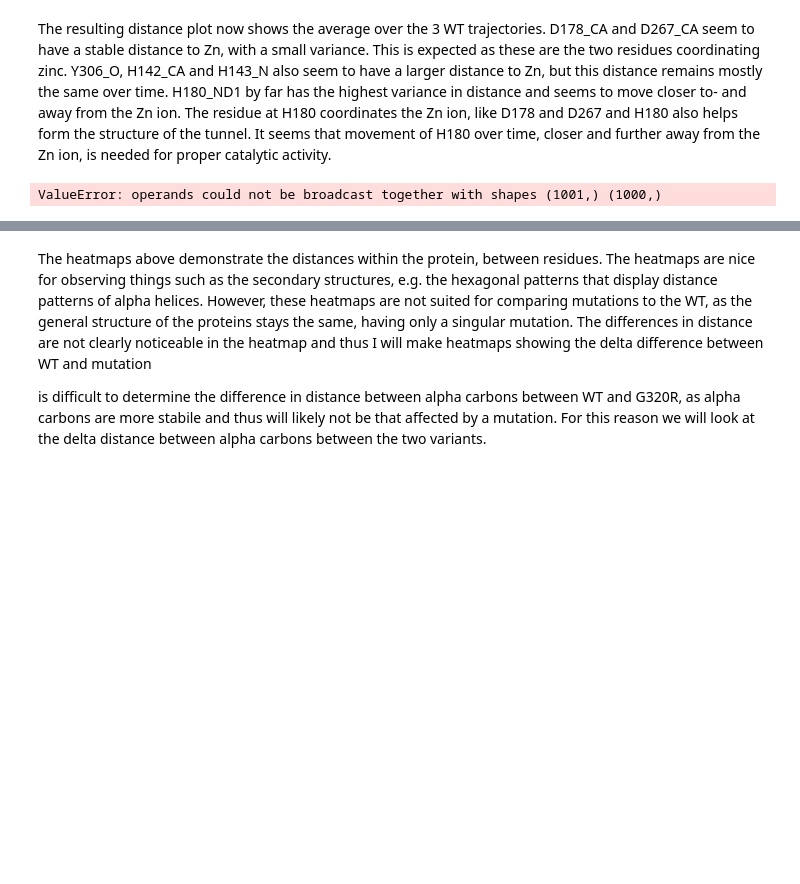
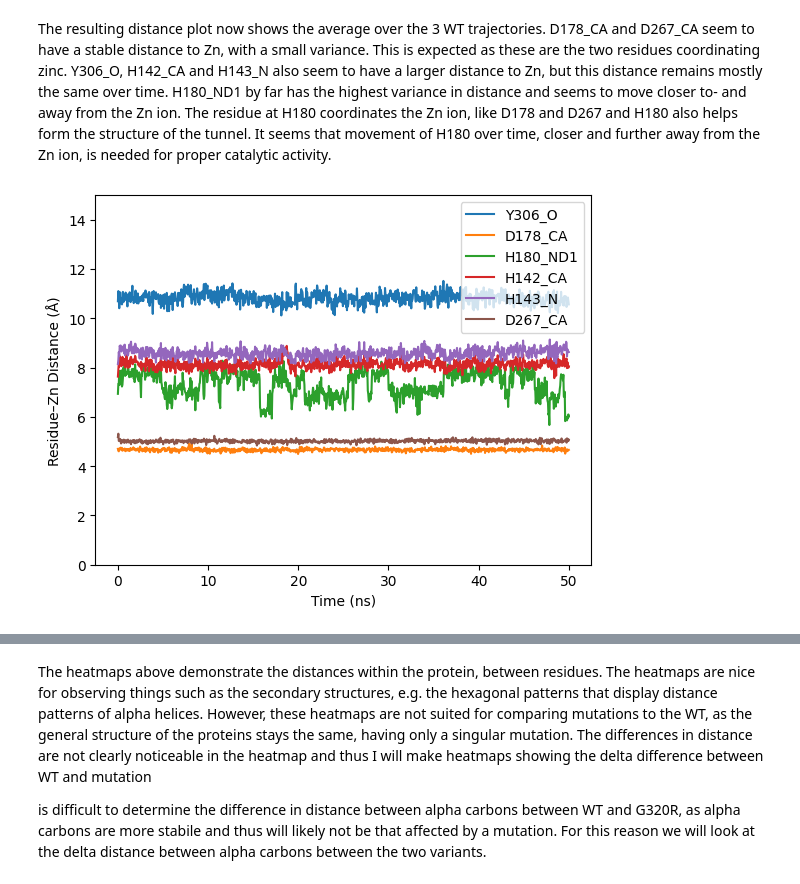
Before and after one commit to YamilaTimmer/molecular-dynamics-HDAC8, a Jupyter notebook: molecular-dynamics-HDAC8.ipynb, the cells around one changed output, grey strips where cells are left out. Saved outputs shown, nothing was run; the diff lists cells and outputs as text; code cells hidden in the pictures; blank space fills up the shorter version.

```diff
--- a/molecular-dynamics-HDAC8.ipynb
+++ b/molecular-dynamics-HDAC8.ipynb
@@ -641,15 +633,31 @@ The resulting distance plot now shows the average over the 3 WT trajectories. D1
 # %%
 G320R_0_dist = zn_dist_avg(G320R_0)
 G320R_1_dist = zn_dist_avg(G320R_1)
 G320R_2_dist = zn_dist_avg(G320R_2)
 
 avg_G320R_dist = {}
 
+# third trajectory seems to be 3 frames shorter
 for key in G320R_0_dist.keys():
     avg_G320R_dist[key] = (
-        np.array(G320R_0_dist[key]) +
-        np.array(G320R_1_dist[key]) +
+        np.array(G320R_0_dist[key])[:997] +
+        np.array(G320R_1_dist[key])[:997] +
         np.array(G320R_2_dist[key])
     ) / 3.0
+
+x = np.linspace(0, 50, len(avg_G320R_dist["Y306_O"]))
+
+plt.plot(x, avg_G320R_dist["Y306_O"], label="Y306_O")
+plt.plot(x, avg_G320R_dist["D178_CA"], label="D178_CA")
+plt.plot(x, avg_G320R_dist["H180_ND1"], label="H180_ND1")
+plt.plot(x, avg_G320R_dist["H142_CA"], label="H142_CA")
+plt.plot(x, avg_G320R_dist["H143_N"], label="H143_N")
+plt.plot(x, avg_G320R_dist["D267_CA"], label="D267_CA")
+
+plt.ylabel("Residue–Zn Distance (Å)")
+plt.xlabel("Time (ns)")
+plt.ylim(0, 15)
+plt.legend()
+plt.show()
 # %% [output]
-ValueError: operands could not be broadcast together with shapes (1001,) (1000,)
+[figure, added]
```
Also changed, not shown: parts of 44 cells of this notebook, 4 other files.
